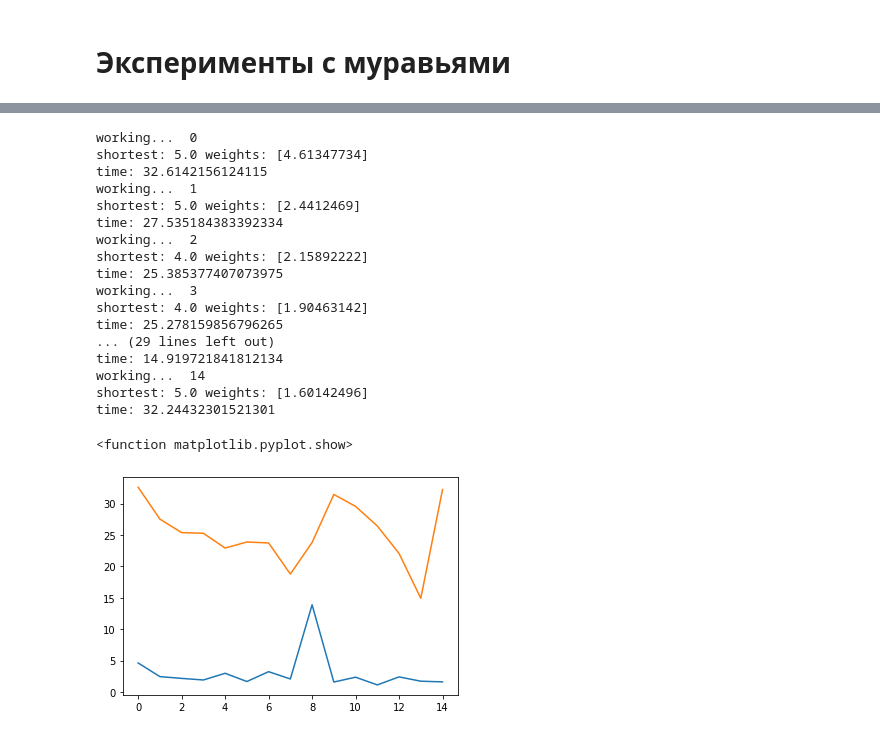
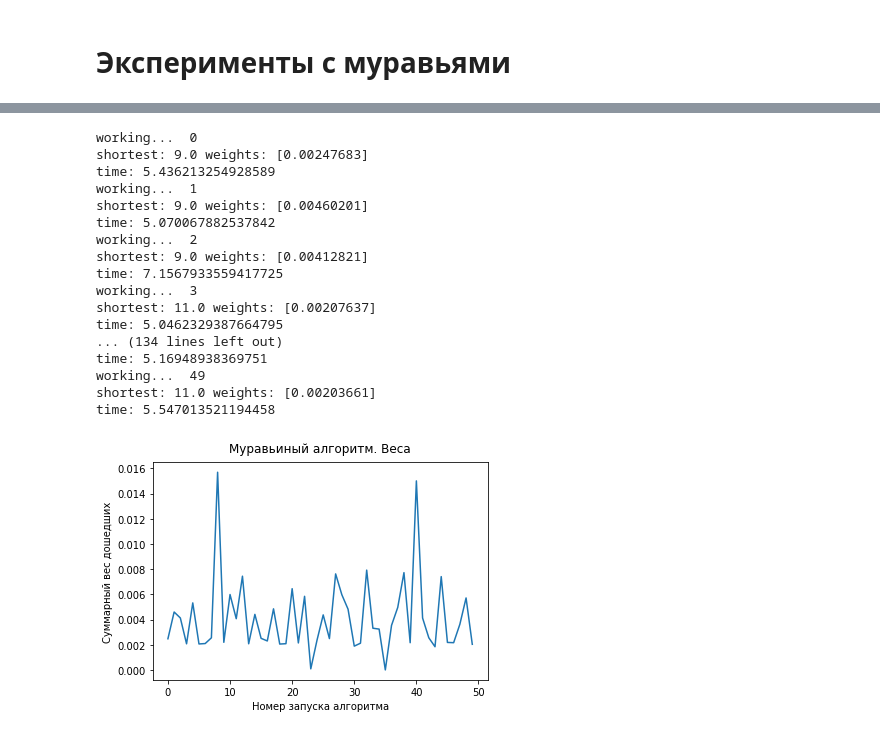
Before and after one commit to VKapicyn/m06-006sk-course-work-var2, a Jupyter notebook: Ant_Colony_on_1024Graph.ipynb, the cells around one changed output, grey strips where cells are left out. Saved outputs shown, nothing was run; the diff lists cells and outputs as text; code cells hidden in the pictures.

```diff
--- a/Ant_Colony_on_1024Graph.ipynb
+++ b/Ant_Colony_on_1024Graph.ipynb
@@ -29,0 +24,22 @@ print(k)
+# %%
+# Считываем граф из файла
+iteration_number = "17"
+file_name = "darvin_graph_"+iteration_number+".json"
+G = nx.DiGraph()
+with open('/content/sample_data/'+file_name, 'r') as readfile:
+  js_graph = json.load(readfile)
+  G = json_graph.node_link_graph(js_graph, directed=True)
+
+# итерация узлов
+if len(G.nodes)<50 :
+  for i in range(0, len(G.nodes)):
+    print(i)
+    print(g.edges(i))
+
+
+# Рисуем граф если граф тестовый (граф из 1024 точек адекватно не отображается)
+if len(G.nodes)<50 :
+  nx.draw(G, with_labels=True)
+  plt.show()
+
+print("Граф готов")
@@ -166,31 +191,31 @@ class AntColony(object):
 weight_arr = []
 time_arr = []
 all_time = 0
-for i in range(0,15):
+for i in range(0,50):
   start = time.time()
-  ants = AntColony(G, n_ants = 35, n_best = 5, n_iterations = 20, decay = 0.95, max_moves = 500)
+  ants = AntColony(G, n_ants = 35, n_best = 5, n_iterations = 20, decay = 0.95, max_moves = 100)
   print ("working... ", i)
   shortest_path = ants.run()
   work_time = time.time() - start
   print ("time:", work_time)
-  weight_arr.append(ants.weights)
+  weight_arr.append(ants.weights[0])
   time_arr.append(work_time)
   all_time = all_time + work_time
 # %% [output]
 working...  0
-shortest: 5.0 weights: [4.61347734]
-time: 32.6142156124115
+shortest: 9.0 weights: [0.00247683]
+time: 5.436213254928589
 working...  1
-shortest: 5.0 weights: [2.4412469]
-time: 27.535184383392334
+shortest: 9.0 weights: [0.00460201]
+time: 5.070067882537842
 working...  2
-shortest: 4.0 weights: [2.15892222]
-time: 25.385377407073975
+shortest: 9.0 weights: [0.00412821]
+time: 7.1567933559417725
 working...  3
-shortest: 4.0 weights: [1.90463142]
-time: 25.278159856796265
-... (29 lines left out)
-time: 14.919721841812134
-working...  14
-shortest: 5.0 weights: [1.60142496]
-time: 32.24432301521301
+shortest: 11.0 weights: [0.00207637]
+time: 5.0462329387664795
+... (134 lines left out)
+time: 5.16948938369751
+working...  49
+shortest: 11.0 weights: [0.00203661]
+time: 5.547013521194458
@@ -199,8 +222,9 @@ import matplotlib.pyplot as plt
-# %%
-plt.plot(weight_arr)
-plt.plot(time_arr)
-plt.show
-# %% [output]
-<function matplotlib.pyplot.show>
-[figure, removed]
+# %%
+plt.plot(weight_arr)
+plt.xlabel("Номер запуска алгоритма")
+plt.ylabel("Суммарный вес дошедших")
+plt.title(label="Муравьиный алгоритм. Веса", fontsize=12, fontweight=18, pad=10)
+plt.show()
+# %% [output]
+[figure, added]
 # %%
```
Also changed, not shown: parts of 15 cells of this notebook.
